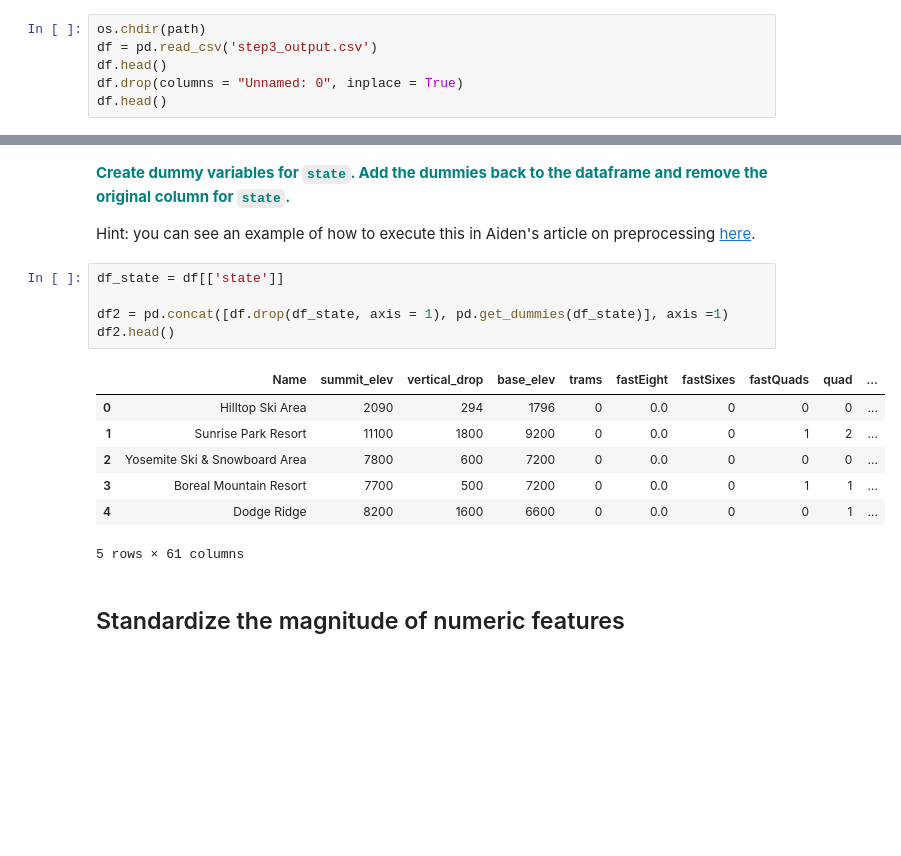
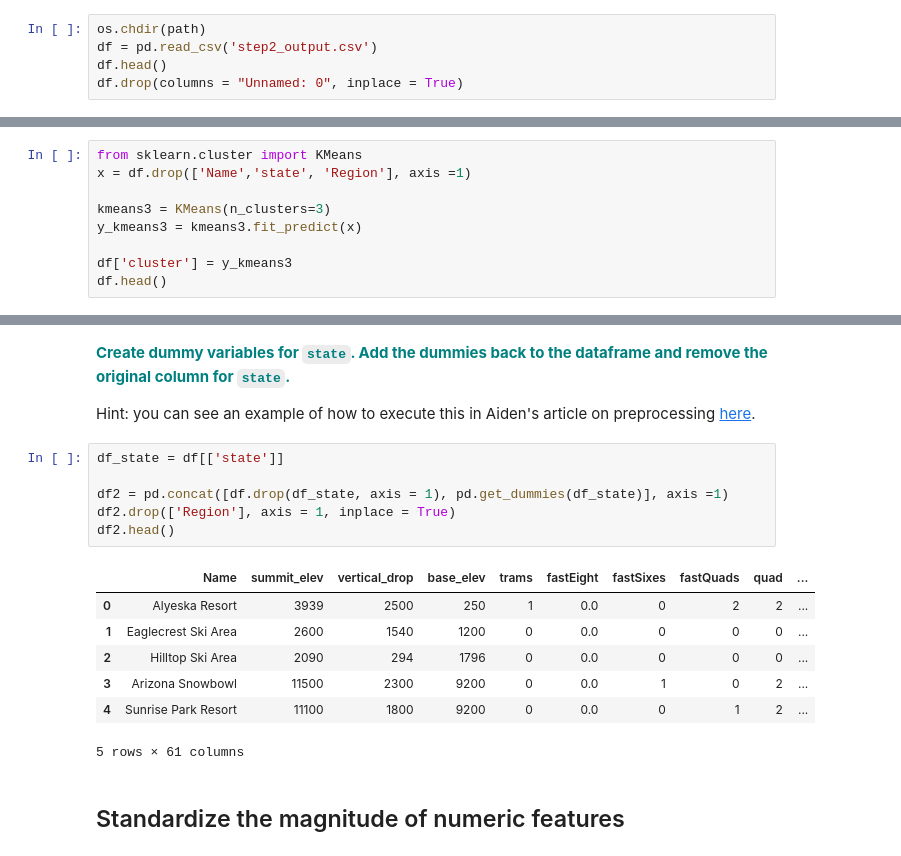
Before and after one commit to nmur1589/Guided-Capstone, a Jupyter notebook: GuidedCapstoneStep4 and step5HL.ipynb, the cells around one changed output, grey strips where cells are left out. Cells and saved outputs as stored; diff of their text form; blank space fills up the shorter version.

```diff
--- a/GuidedCapstoneStep4 and step5HL.ipynb
+++ b/GuidedCapstoneStep4 and step5HL.ipynb
@@ -54,6 +54,5 @@ path
 # %%
 os.chdir(path)
-df = pd.read_csv('step3_output.csv')
+df = pd.read_csv('step2_output.csv')
 df.head()
 df.drop(columns = "Unnamed: 0", inplace = True)
-df.head()
@@ -67,0 +59,9 @@ df.head()
+# %%
+from sklearn.cluster import KMeans
+x = df.drop(['Name','state', 'Region'], axis =1)
+
+kmeans3 = KMeans(n_clusters=3)
+y_kmeans3 = kmeans3.fit_predict(x)
+
+df['cluster'] = y_kmeans3
+df.head()
@@ -74,15 +82,16 @@ Hint: you can see an example of how to execute this in Aiden's article on prepro
 # %%
 df_state = df[['state']]
 
 df2 = pd.concat([df.drop(df_state, axis = 1), pd.get_dummies(df_state)], axis =1)
+df2.drop(['Region'], axis = 1, inplace = True)
 df2.head()
 # %% [output]
 |  | Name | summit_elev | vertical_drop | base_elev | trams | fastEight | fastSixes | fastQuads | quad | ... |
-| 0 | Hilltop Ski Area | 2090 | 294 | 1796 | 0 | 0.0 | 0 | 0 | 0 | ... |
-| 1 | Sunrise Park Resort | 11100 | 1800 | 9200 | 0 | 0.0 | 0 | 1 | 2 | ... |
-| 2 | Yosemite Ski & Snowboard Area | 7800 | 600 | 7200 | 0 | 0.0 | 0 | 0 | 0 | ... |
-| 3 | Boreal Mountain Resort | 7700 | 500 | 7200 | 0 | 0.0 | 0 | 1 | 1 | ... |
-| 4 | Dodge Ridge | 8200 | 1600 | 6600 | 0 | 0.0 | 0 | 0 | 1 | ... |
+| 0 | Alyeska Resort | 3939 | 2500 | 250 | 1 | 0.0 | 0 | 2 | 2 | ... |
+| 1 | Eaglecrest Ski Area | 2600 | 1540 | 1200 | 0 | 0.0 | 0 | 0 | 0 | ... |
+| 2 | Hilltop Ski Area | 2090 | 294 | 1796 | 0 | 0.0 | 0 | 0 | 0 | ... |
+| 3 | Arizona Snowbowl | 11500 | 2300 | 9200 | 0 | 0.0 | 1 | 0 | 2 | ... |
+| 4 | Sunrise Park Resort | 11100 | 1800 | 9200 | 0 | 0.0 | 0 | 1 | 2 | ... |
 5 rows × 61 columns
 # %% [markdown]
 ## Standardize the magnitude of numeric features
```
Also changed, not shown: parts of 28 cells of this notebook.
